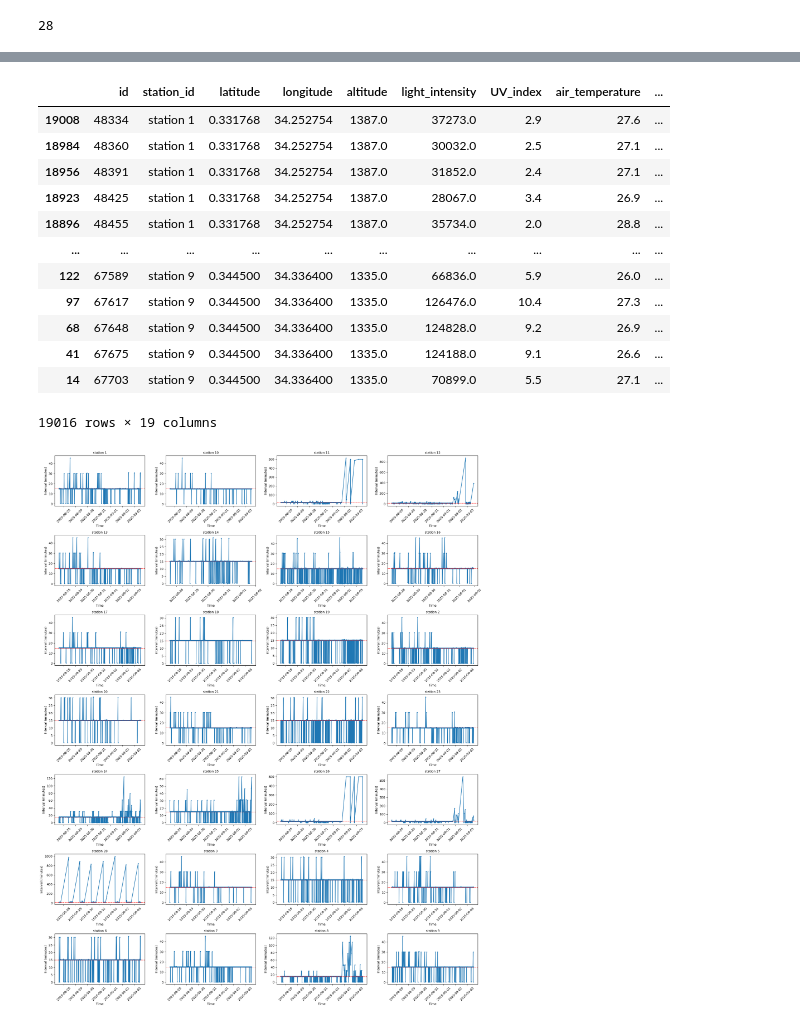
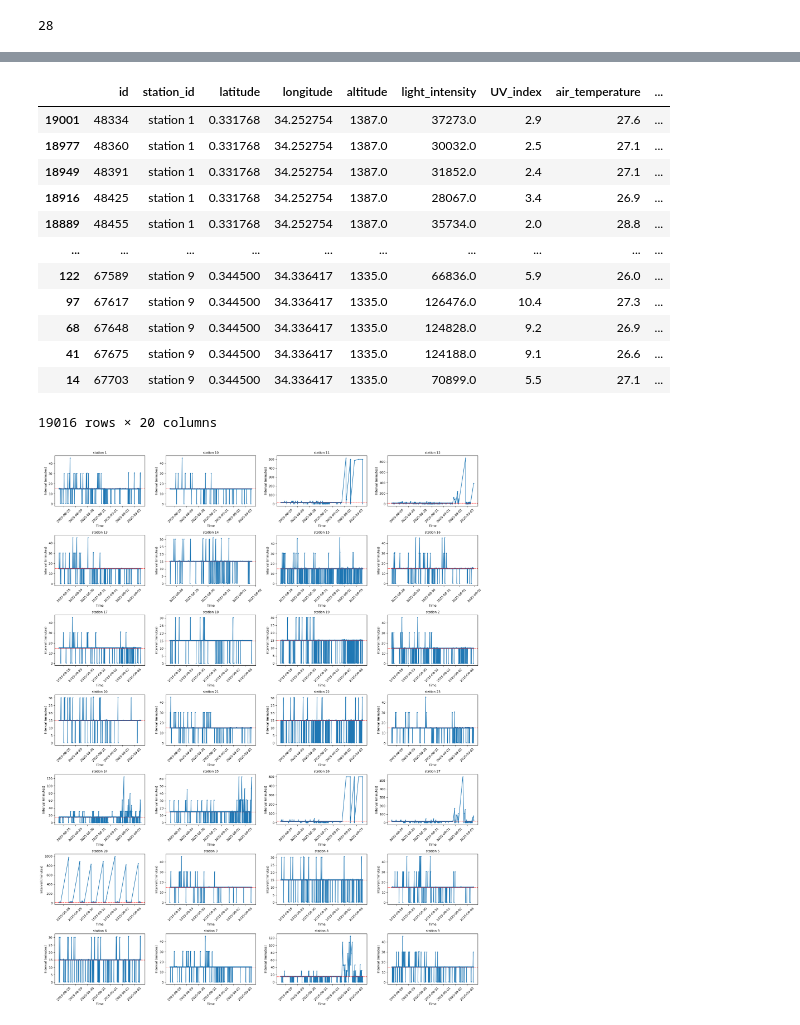
Before and after one commit to Lorraine254/busia-sensor-qc, a Jupyter notebook: eda.ipynb, the cells around one changed output, grey strips where cells are left out. Cells and saved outputs as stored; diff of their text form; code cells hidden in the pictures.

```diff
--- a/eda.ipynb
+++ b/eda.ipynb
@@ -188,0 +145,4 @@ df
+# %%
+# Using the data obtained from the device api to correct the error and get the station names
+device_data = pd.read_csv('stations_report.csv')
+device_data.head(3)
@@ -188,0 +189,18 @@ df
+# %%
+# Step 1: Create a mapping for corrected coordinates
+coord_map = df_corrections.set_index("station_id")[["device_api_latitude", "device_api_longitude"]].to_dict(orient="index")
+
+# Step 2: Fix coordinates in df
+def correct_coords(row):
+    if row["station_id"] in coord_map:
+        row["latitude"] = coord_map[row["station_id"]]["device_api_latitude"]
+        row["longitude"] = coord_map[row["station_id"]]["device_api_longitude"]
+    return row
+df_corrected = df.apply(correct_coords, axis=1)
+
+# Step 3: Add station_name from device_data
+df_corrected = df_corrected.merge(device_data[["Station_ID", "Location"]],left_on="station_id", right_on="Station_ID", how="left")
+
+# Drop duplicate Station_ID column and rename Location
+df_corrected = df_corrected.drop(columns=["Station_ID"]).rename(columns={"Location": "station_name"})
+df_corrected.head(3)
@@ -188,0 +247,20 @@ df
+# %%
+# Performing mapping
+station_ids = [
+    101990961244800001, 101990961244800005, 101990961244800061,
+    101990961244800083, 101990961244800101, 101990961244800102,
+    101990961244800113, 101990961244800131, 101990961244800184,
+    101990961244800201, 101990961244800207, 101990961244800222,
+    101990961244800246, 101990961244800270, 101990961244800281,
+    101990961244800296, 101990961244800302, 101990961244800306,
+    101990961244800317, 101990961244800336, 101990961244800342,
+    101990961244800348, 101990961244800361, 101990961244800375,
+    101990961244800389, 101990961244800393, 101990961244800395,
+    202003536241300473
+]
+
+# Build dictionary: station_id → station N
+station_map = {sid: f"station {i+1}" for i, sid in enumerate(station_ids)}
+
+df_corrected["station_id"] = df_corrected["station_id"].map(station_map)
+df_corrected
@@ -189,24 +281,24 @@ df
 # %%
 # Ensure sorted by station and time
-df = df.sort_values(by=["station_id", "timestamp"])
+df = df_corrected.sort_values(by=["station_id", "timestamp"])
 
 # Compute time difference within each station
 df["time_diff"] = df.groupby("station_id")["timestamp"].diff()
 df
 # %% [output]
 |  | id | station_id | latitude | longitude | altitude | light_intensity | UV_index | air_temperature | ... |
-| 19008 | 48334 | station 1 | 0.331768 | 34.252754 | 1387.0 | 37273.0 | 2.9 | 27.6 | ... |
-| 18984 | 48360 | station 1 | 0.331768 | 34.252754 | 1387.0 | 30032.0 | 2.5 | 27.1 | ... |
-| 18956 | 48391 | station 1 | 0.331768 | 34.252754 | 1387.0 | 31852.0 | 2.4 | 27.1 | ... |
-| 18923 | 48425 | station 1 | 0.331768 | 34.252754 | 1387.0 | 28067.0 | 3.4 | 26.9 | ... |
-| 18896 | 48455 | station 1 | 0.331768 | 34.252754 | 1387.0 | 35734.0 | 2.0 | 28.8 | ... |
+| 19001 | 48334 | station 1 | 0.331768 | 34.252754 | 1387.0 | 37273.0 | 2.9 | 27.6 | ... |
+| 18977 | 48360 | station 1 | 0.331768 | 34.252754 | 1387.0 | 30032.0 | 2.5 | 27.1 | ... |
+| 18949 | 48391 | station 1 | 0.331768 | 34.252754 | 1387.0 | 31852.0 | 2.4 | 27.1 | ... |
+| 18916 | 48425 | station 1 | 0.331768 | 34.252754 | 1387.0 | 28067.0 | 3.4 | 26.9 | ... |
+| 18889 | 48455 | station 1 | 0.331768 | 34.252754 | 1387.0 | 35734.0 | 2.0 | 28.8 | ... |
 | ... | ... | ... | ... | ... | ... | ... | ... | ... | ... |
-| 122 | 67589 | station 9 | 0.344500 | 34.336400 | 1335.0 | 66836.0 | 5.9 | 26.0 | ... |
-| 97 | 67617 | station 9 | 0.344500 | 34.336400 | 1335.0 | 126476.0 | 10.4 | 27.3 | ... |
-| 68 | 67648 | station 9 | 0.344500 | 34.336400 | 1335.0 | 124828.0 | 9.2 | 26.9 | ... |
-| 41 | 67675 | station 9 | 0.344500 | 34.336400 | 1335.0 | 124188.0 | 9.1 | 26.6 | ... |
-| 14 | 67703 | station 9 | 0.344500 | 34.336400 | 1335.0 | 70899.0 | 5.5 | 27.1 | ... |
+| 122 | 67589 | station 9 | 0.344500 | 34.336417 | 1335.0 | 66836.0 | 5.9 | 26.0 | ... |
+| 97 | 67617 | station 9 | 0.344500 | 34.336417 | 1335.0 | 126476.0 | 10.4 | 27.3 | ... |
+| 68 | 67648 | station 9 | 0.344500 | 34.336417 | 1335.0 | 124828.0 | 9.2 | 26.9 | ... |
+| 41 | 67675 | station 9 | 0.344500 | 34.336417 | 1335.0 | 124188.0 | 9.1 | 26.6 | ... |
+| 14 | 67703 | station 9 | 0.344500 | 34.336417 | 1335.0 | 70899.0 | 5.5 | 27.1 | ... |
-19016 rows × 19 columns
+19016 rows × 20 columns
 # %%
 import matplotlib.pyplot as plt
 
```
Also changed, not shown: parts of 10 cells of this notebook, 7 other files.
